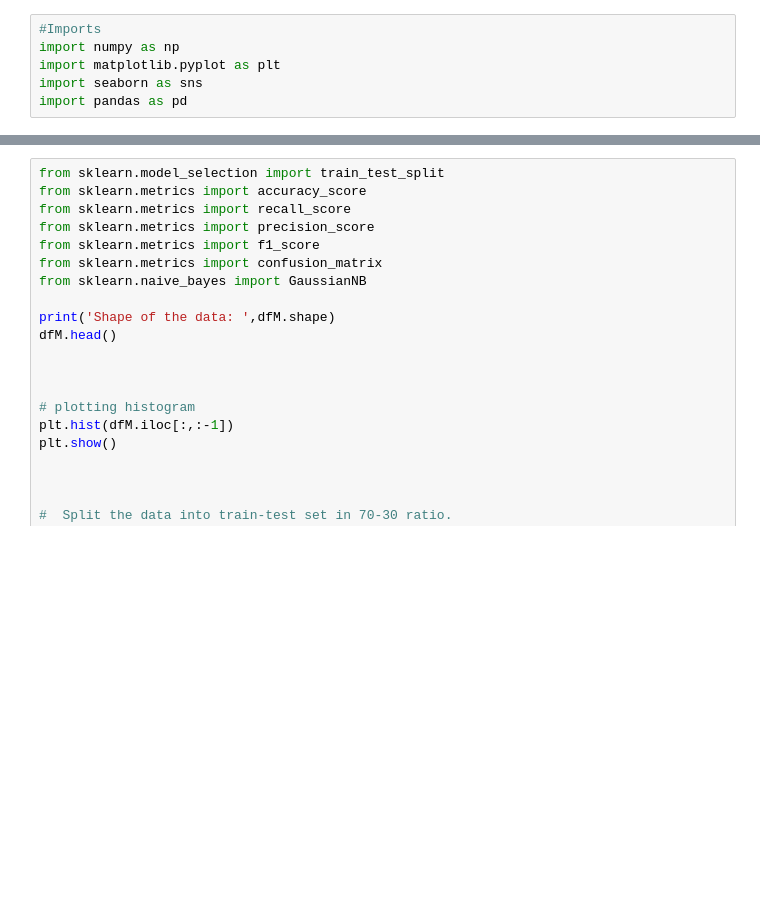
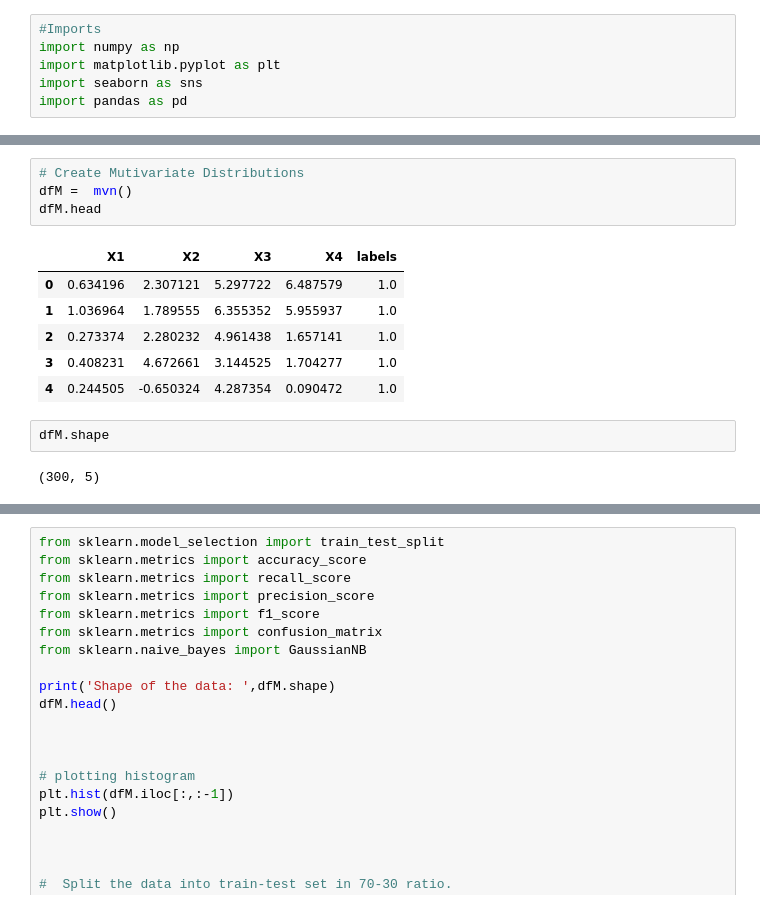
Before and after one commit to lcipolina/ML_Fundamentals, a Jupyter notebook: Exersise_2a_task1.ipynb, the cells around one changed output, grey strips where cells are left out. Saved outputs shown, nothing was run; the diff lists cells and outputs as text; blank space fills up the shorter version.

```diff
--- a/Exersise_2a_task1.ipynb
+++ b/Exersise_2a_task1.ipynb
@@ -93,4 +104,19 @@ def mvn(mean = 0, stdev = 1, corr = 0, n1 = 100, n2 = 200):
   dfM = df1.append(df2, ignore_index=True)
 
   return dfM
+# %%
+# Create Mutivariate Distributions
+dfM =  mvn()
+dfM.head
+# %% [output]
+|  | X1 | X2 | X3 | X4 | labels |
+| 0 | 0.634196 | 2.307121 | 5.297722 | 6.487579 | 1.0 |
+| 1 | 1.036964 | 1.789555 | 6.355352 | 5.955937 | 1.0 |
+| 2 | 0.273374 | 2.280232 | 4.961438 | 1.657141 | 1.0 |
+| 3 | 0.408231 | 4.672661 | 3.144525 | 1.704277 | 1.0 |
+| 4 | 0.244505 | -0.650324 | 4.287354 | 0.090472 | 1.0 |
+# %%
+dfM.shape
+# %% [output]
+(300, 5)
 # %%
```
Also changed, not shown: parts of 3 cells of this notebook.
